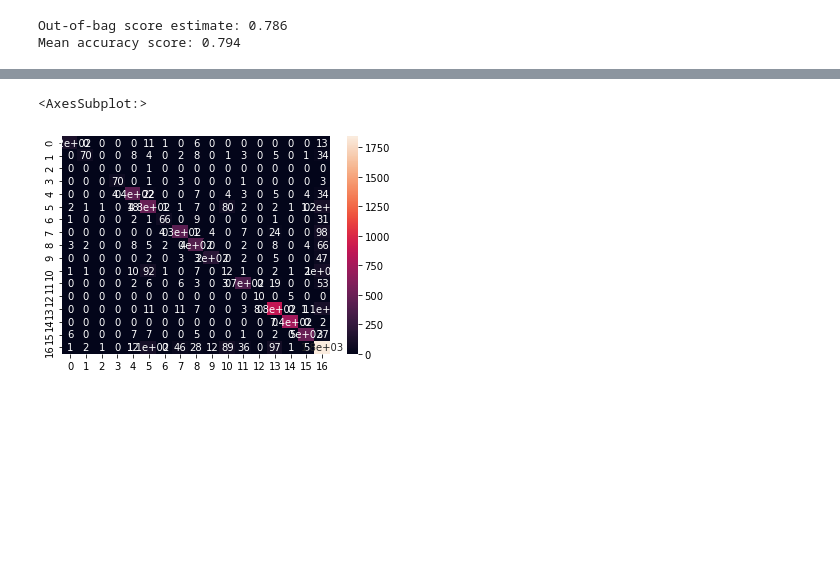
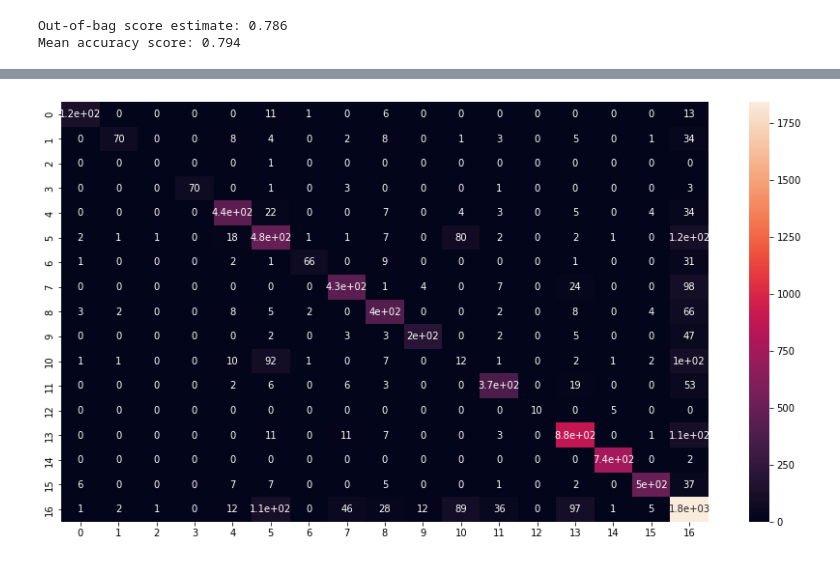
Before and after one commit to college-of-pharmacy-gachon-university/KLD2, a Jupyter notebook: KLD Distribution(2D)/6.2D-KLD-RF.ipynb, the cells around one changed output, grey strips where cells are left out. Cells and saved outputs as stored; diff of their text form; code cells hidden in the pictures; blank space fills up the shorter version.

```diff
--- a/KLD Distribution(2D)/6.2D-KLD-RF.ipynb
+++ b/KLD Distribution(2D)/6.2D-KLD-RF.ipynb
@@ -30,8 +63,8 @@ Mean accuracy score: 0.794
 # %%
 from sklearn.metrics import confusion_matrix
 
 cm = pd.DataFrame(confusion_matrix(y_test, predicted))
 sns.heatmap(cm, annot=True)
+plt.gcf().set_size_inches(15, 8)
 # %% [output]
-<AxesSubplot:>
-[figure, old version]
+[figure, new version]
```
Also changed, not shown: parts of 4 cells of this notebook.
